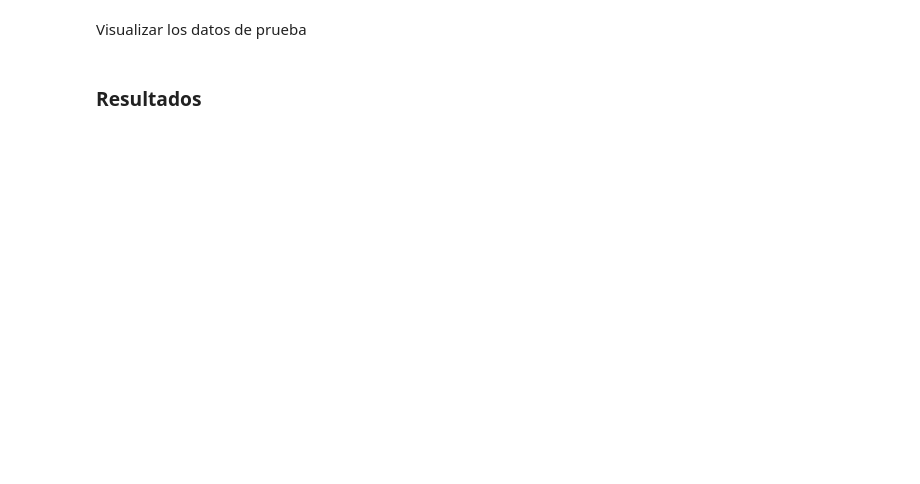
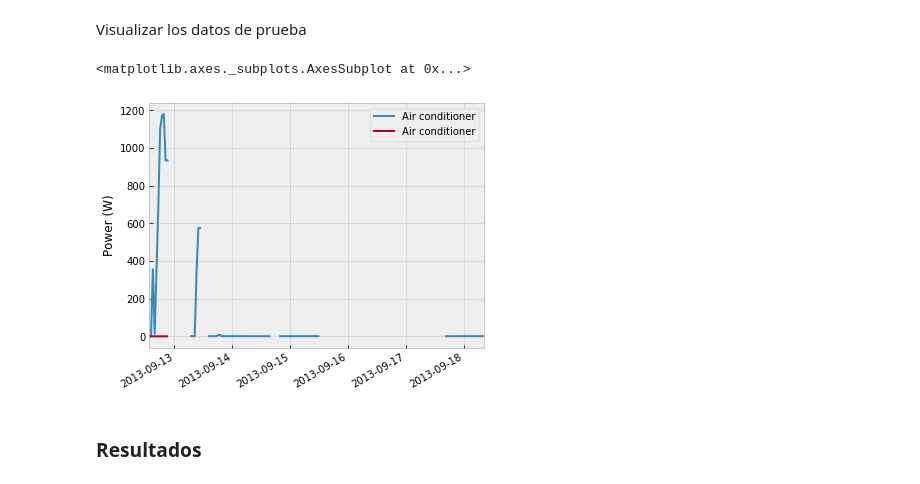
Before and after one commit to crn565/NILMTK_ozm_vs_iawe, a Jupyter notebook: 7.- DESAGREGACION.ipynb, the cells around one changed output. Saved outputs shown, nothing was run; the diff lists cells and outputs as text; code cells hidden in the pictures; blank space fills up the shorter version.

```diff
--- a/7.- DESAGREGACION.ipynb
+++ b/7.- DESAGREGACION.ipynb
@@ -70,13 +66,0 @@ Usaremos como periodo de sampleo =300s
-# %%
-rcParams['figure.figsize'] = (10, 6)
-
-ax1 = next(test_Main.load(ac_type='active', sample_period=1, resample_kwargs={'how':'first'})).plot(c='tab:red', lw=1.5)
-next(test_Main.load(ac_type='active', sample_period=300, resample_kwargs={'how':'median'})).plot(ax=ax1, c='k', lw=1.5)
-
-ax1.legend([('Main'),'period=30seg | method=median'], loc='upper left') #etiquetas
-ax1.minorticks_off()
-ax1.set_ylabel('Power(W)')
-ax1.set(xticks=('2013-08-24 05:30:00+01:00', '2013-09-18 08:40:00+01:00'))
-ax1.set_xticklabels(labels=['11-10'], ha='left', rotation=0)
-plt.savefig('./data/images/6.1_Plot_test_30seg.svg', bbox_inches='tight', transparent=True)
-pass
@@ -172,7 +173,10 @@ train_elec.plot()
 # %% [markdown]
 Visualizar los datos de prueba
 # %%
-test_elec.mains().plot()
+test_elec.plot()
+# %% [output]
+<matplotlib.axes._subplots.AxesSubplot at 0x...>
+[figure, added]
 # %% [markdown]
 ### Resultados
 # %%
```
Also changed, not shown: parts of 18 cells of this notebook.
